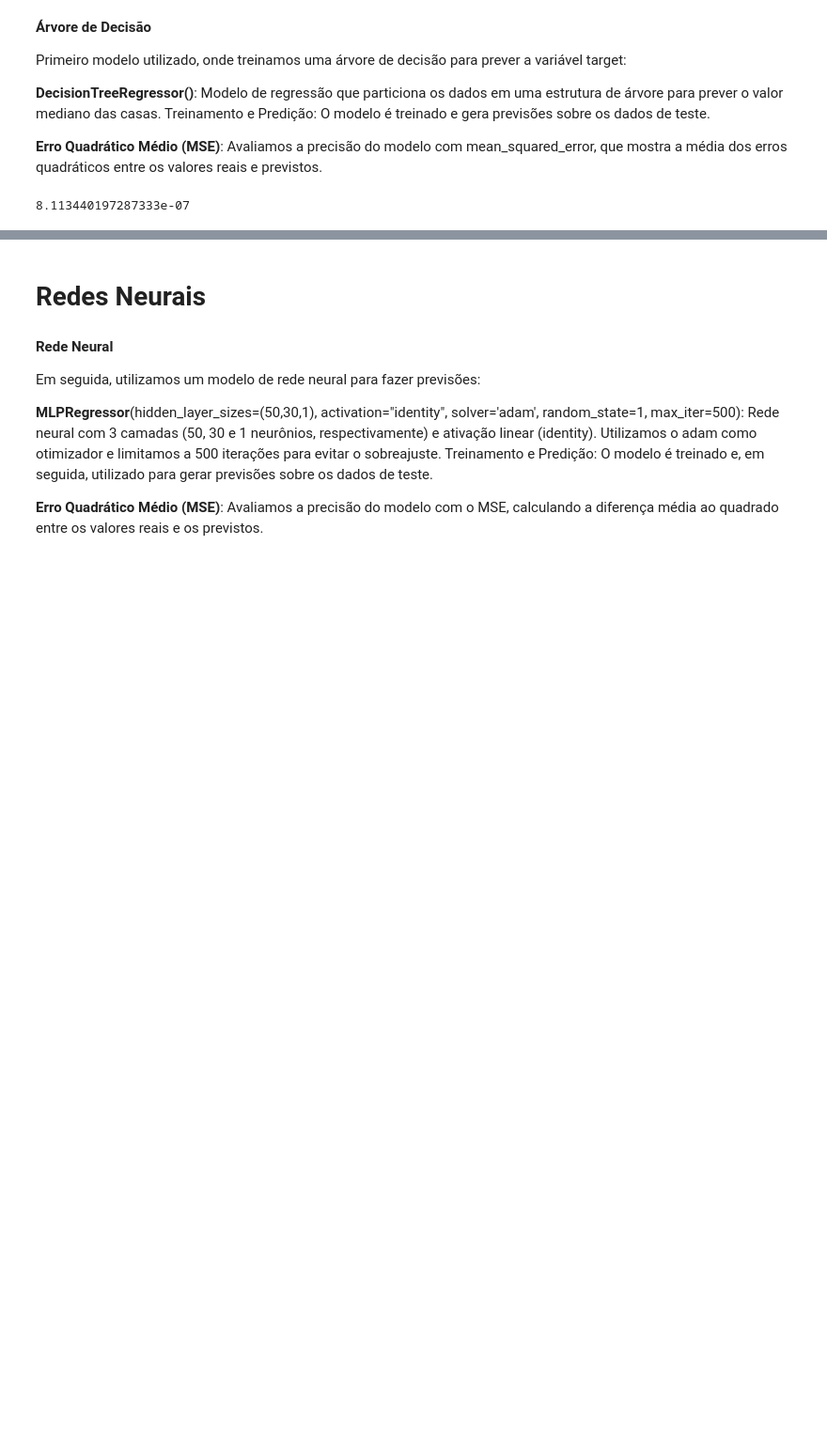
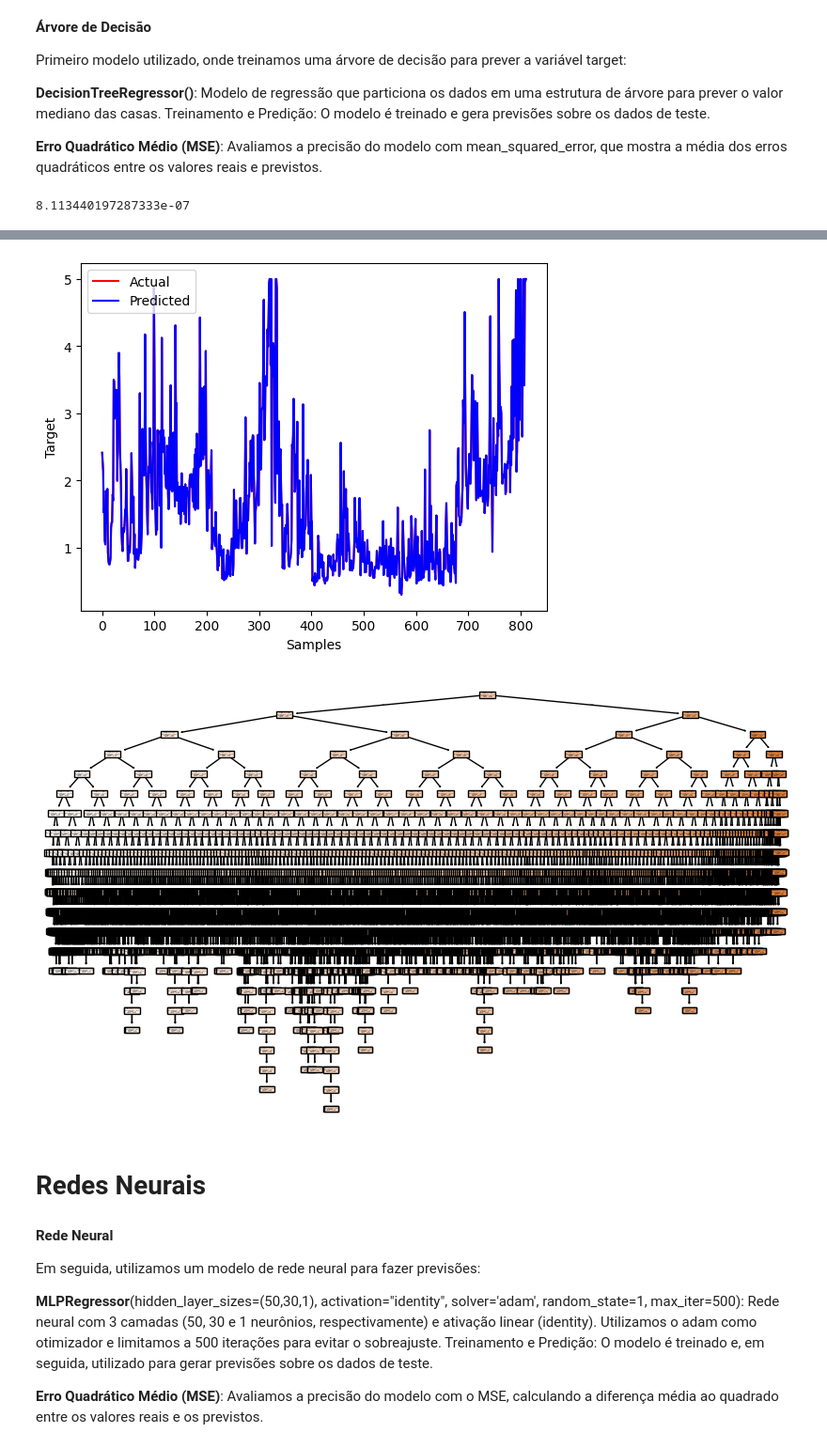
Before and after one commit to alexandrecastelli/projects, a Jupyter notebook: mba/11_deep_learning/Aula_2_2_1.ipynb, the cells around one changed output, grey strips where cells are left out. Shown at 94% size. Cells and saved outputs as stored; diff of their text form; code cells hidden in the pictures; blank space fills up the shorter version.

```diff
--- a/mba/11_deep_learning/Aula_2_2_1.ipynb
+++ b/mba/11_deep_learning/Aula_2_2_1.ipynb
@@ -158,3 +165,14 @@ mse_tree
+# %%
+# Plot
+plt.plot(y_test.values, color='red', label='Actual')
+plt.plot(tree_predict, color='blue', label='Predicted')
+plt.xlabel('Samples')
+plt.ylabel('Target')
+plt.legend()
+plt.show()
+# %% [output]
+[figure, added]
+[figure, added]
 # %% [markdown]
 # Redes Neurais
 # %% [markdown]
```
Also changed, not shown: parts of 3 cells of this notebook, 2 other files.
